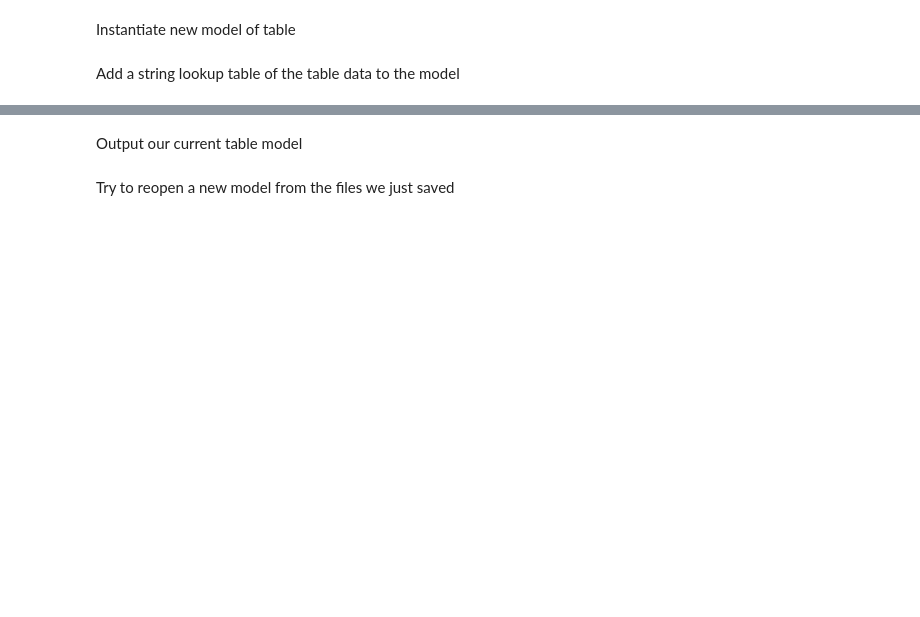
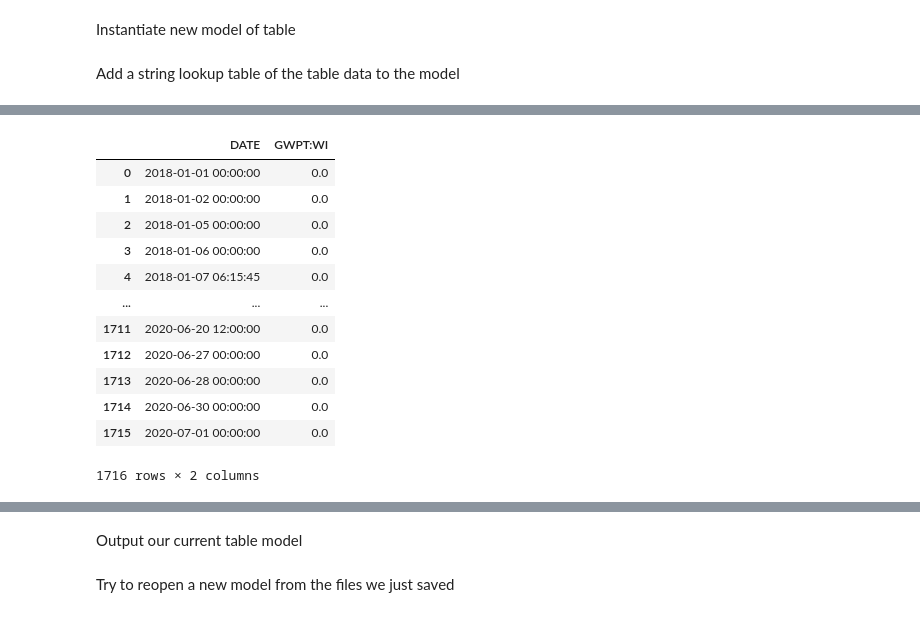
Before and after one commit to equinor/sumo-fmu-to-resqml, a Jupyter notebook: notebooks/test_table.ipynb, the cells around one changed output, grey strips where cells are left out. Cells and saved outputs as stored; diff of their text form; code cells hidden in the pictures; blank space fills up the shorter version.

```diff
--- a/notebooks/test_table.ipynb
+++ b/notebooks/test_table.ipynb
@@ -3,13 +3,14 @@ import xtgeo
 import resqpy
 import numpy as np
 import pandas as pd
+import pyarrow as pa
 from resqpy.model import Model, new_model
 from resqpy.property.string_lookup import StringLookup
 from resqpy.crs import Crs
 
 from fmu.sumo.explorer import Explorer
 sumo = Explorer("dev")
-table = sumo.get_table_by_uuid("6b563334-54e3-ffa0-3a11-d98629f142ab")
+table = sumo.get_table_by_uuid("402adb50-68f3-2bdf-9bb2-d4ebff1c69f9")
 # %%
 tabledata = table.metadata["data"]
 tabledata
@@ -62,3 +34,24 @@ df
+# %%
+match tabledata['format']:
+    case 'csv':
+        df = pd.read_csv(table.blob)
+    case 'arrow':
+        df = pd.read_parquet(table.blob, engine="pyarrow")
+df
+# %% [output]
+|  | DATE | GWPT:WI |
+| 0 | 2018-01-01 00:00:00 | 0.0 |
+| 1 | 2018-01-02 00:00:00 | 0.0 |
+| 2 | 2018-01-05 00:00:00 | 0.0 |
+| 3 | 2018-01-06 00:00:00 | 0.0 |
+| 4 | 2018-01-07 06:15:45 | 0.0 |
+| ... | ... | ... |
+| 1711 | 2020-06-20 12:00:00 | 0.0 |
+| 1712 | 2020-06-27 00:00:00 | 0.0 |
+| 1713 | 2020-06-28 00:00:00 | 0.0 |
+| 1714 | 2020-06-30 00:00:00 | 0.0 |
+| 1715 | 2020-07-01 00:00:00 | 0.0 |
+1716 rows × 2 columns
 # %%
 stringlu = StringLookup(model, title="String Table Lookup")
 
```
Also changed, not shown: parts of 8 cells of this notebook, 2 other files.
